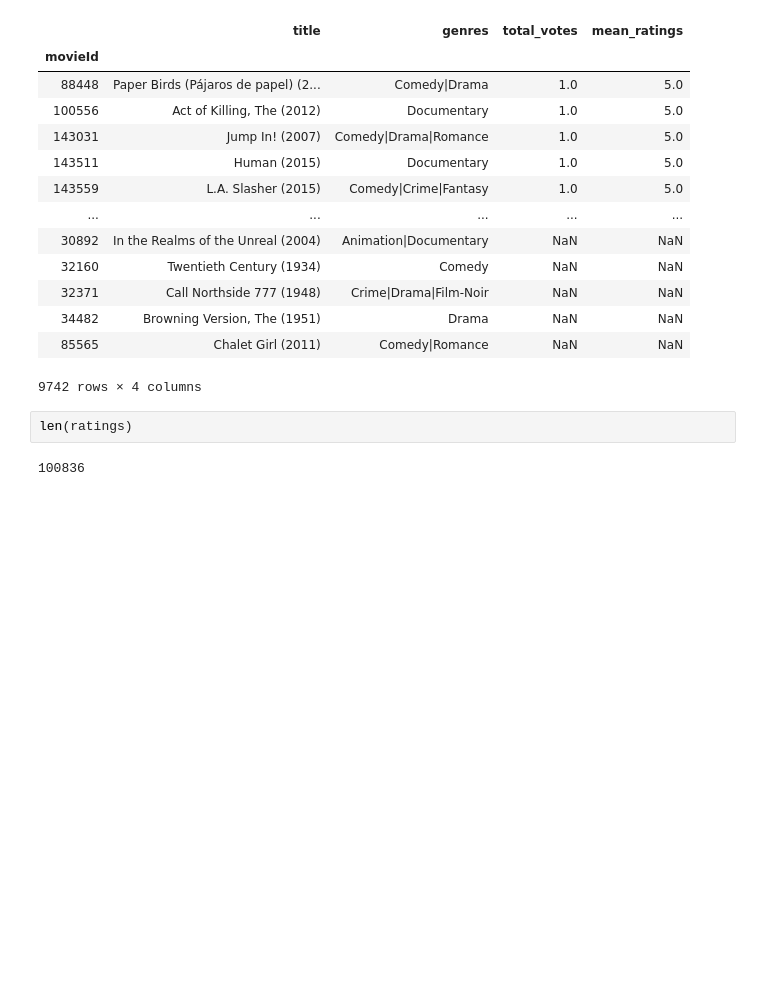
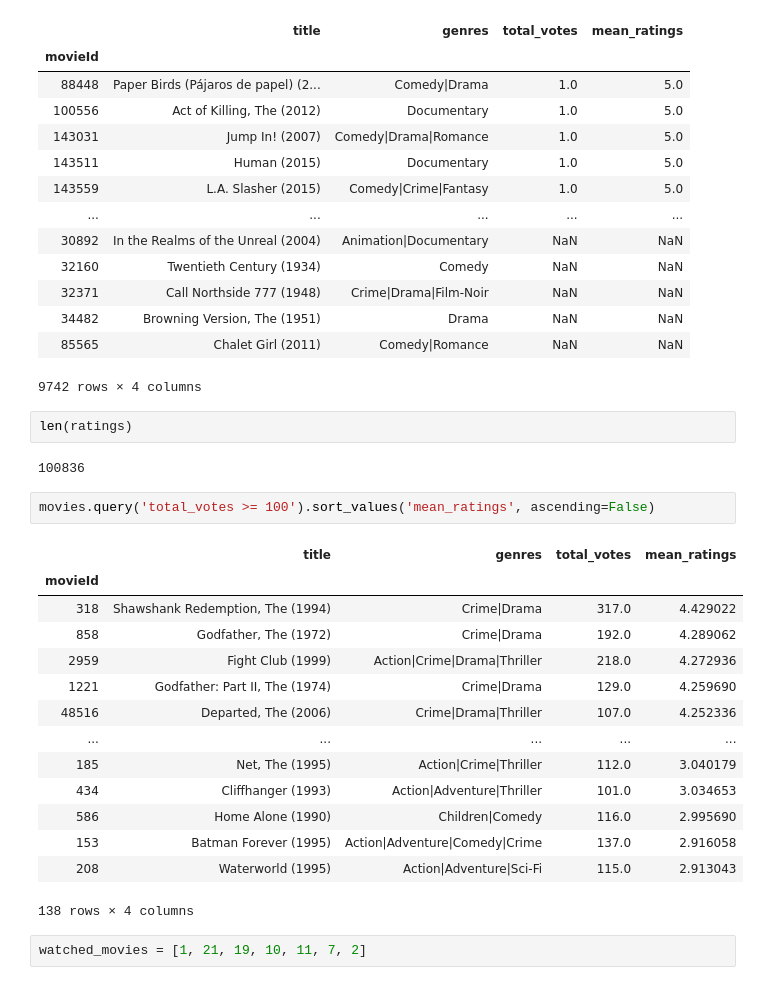
Before and after one commit to lucasrcsantana/training-ml, a Jupyter notebook: Machine Learning - Intro to system recomendations in Python.ipynb, the cells around one changed output. Cells and saved outputs as stored; diff of their text form; blank space fills up the shorter version.

```diff
--- a/Machine Learning - Intro to system recomendations in Python.ipynb
+++ b/Machine Learning - Intro to system recomendations in Python.ipynb
@@ -112,3 +112,22 @@ movies.sort_values('mean_ratings', ascending=False)
 len(ratings)
 # %% [output]
 100836
+# %%
+movies.query('total_votes >= 100').sort_values('mean_ratings', ascending=False)
+# %% [output]
+|  | title | genres | total_votes | mean_ratings |
+| movieId |  |  |  |  |
+| 318 | Shawshank Redemption, The (1994) | Crime|Drama | 317.0 | 4.429022 |
+| 858 | Godfather, The (1972) | Crime|Drama | 192.0 | 4.289062 |
+| 2959 | Fight Club (1999) | Action|Crime|Drama|Thriller | 218.0 | 4.272936 |
+| 1221 | Godfather: Part II, The (1974) | Crime|Drama | 129.0 | 4.259690 |
+| 48516 | Departed, The (2006) | Crime|Drama|Thriller | 107.0 | 4.252336 |
+| ... | ... | ... | ... | ... |
+| 185 | Net, The (1995) | Action|Crime|Thriller | 112.0 | 3.040179 |
+| 434 | Cliffhanger (1993) | Action|Adventure|Thriller | 101.0 | 3.034653 |
+| 586 | Home Alone (1990) | Children|Comedy | 116.0 | 2.995690 |
+| 153 | Batman Forever (1995) | Action|Adventure|Comedy|Crime | 137.0 | 2.916058 |
+| 208 | Waterworld (1995) | Action|Adventure|Sci-Fi | 115.0 | 2.913043 |
+138 rows × 4 columns
+# %%
+watched_movies = [1, 21, 19, 10, 11, 7, 2]
```
Also changed, not shown: parts of 21 cells of this notebook.
